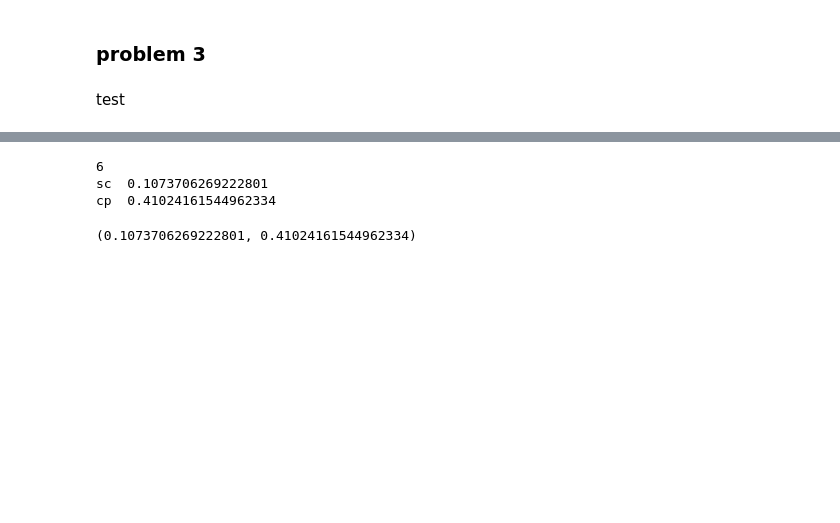
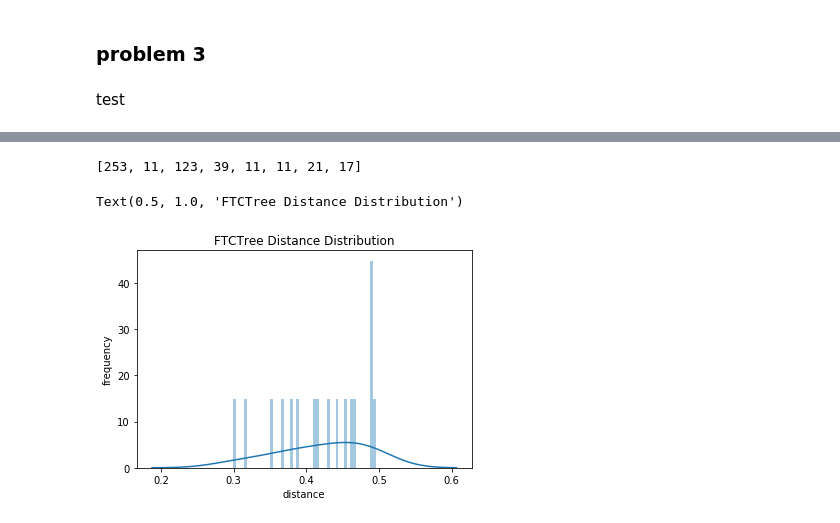
Before and after one commit to eatamath/DataMiningCourse, a Jupyter notebook: DataMiningLab/preprocessing.ipynb, the cells around one changed output, grey strips where cells are left out. Drawn from its saved outputs; the diff is of its cells as text; code cells hidden in the pictures; blank space fills up the shorter version.

```diff
--- a/DataMiningLab/preprocessing.ipynb
+++ b/DataMiningLab/preprocessing.ipynb
@@ -229,17 +103,3 @@ kmeans.cluster_centers_
-# %%
-res = []
-for nn in range(2,20):
-    print('param ',nn)
-    kmeans = KmeansCluster(nn,'cos',1000)
-    sil = silhouette_score(mat_jaccard,labels=kmeans.clusters,metric='precomputed')
-    com = kmeans.metrics_compactness()
-    res.append({'sil':sil,'com':com,'nn':nn})
-
-# tsne = TSNE(n_jobs=-1,method='exact',n_components=2)
-# mat_userFeature_t = tsne.fit_transform(np.hstack(mat_userFeature))
-
-# sns.set(style="ticks")
-# sns.pairplot(pd.DataFrame(mat_userFeature[:,100:110]),kind='reg')
 # %% [markdown]
 ### problem 3
 # %%
@@ -873,8 +762,13 @@ average node 56.377906976744185
-# %%
-print(len(cluster_static))
-computeMetrics(cluster_static)
-# %% [output]
-6
-sc  0.1073706269222801
-cp  0.41024161544962334
-(0.1073706269222801, 0.41024161544962334)
+# %%
+[len(x) for x in cluster_static]
+# %% [output]
+[253, 11, 123, 39, 11, 11, 21, 17]
+# %%
+plt.figure()
+sns.distplot(list(dist_concern.values()),bins=50)
+plt.xlabel('distance')
+plt.ylabel('frequency')
+plt.title('FTCTree Distance Distribution')
+# %% [output]
+Text(0.5, 1.0, 'FTCTree Distance Distribution')
+[figure, added]
```
Also changed, not shown: parts of 18 cells of this notebook, 9 other files.
